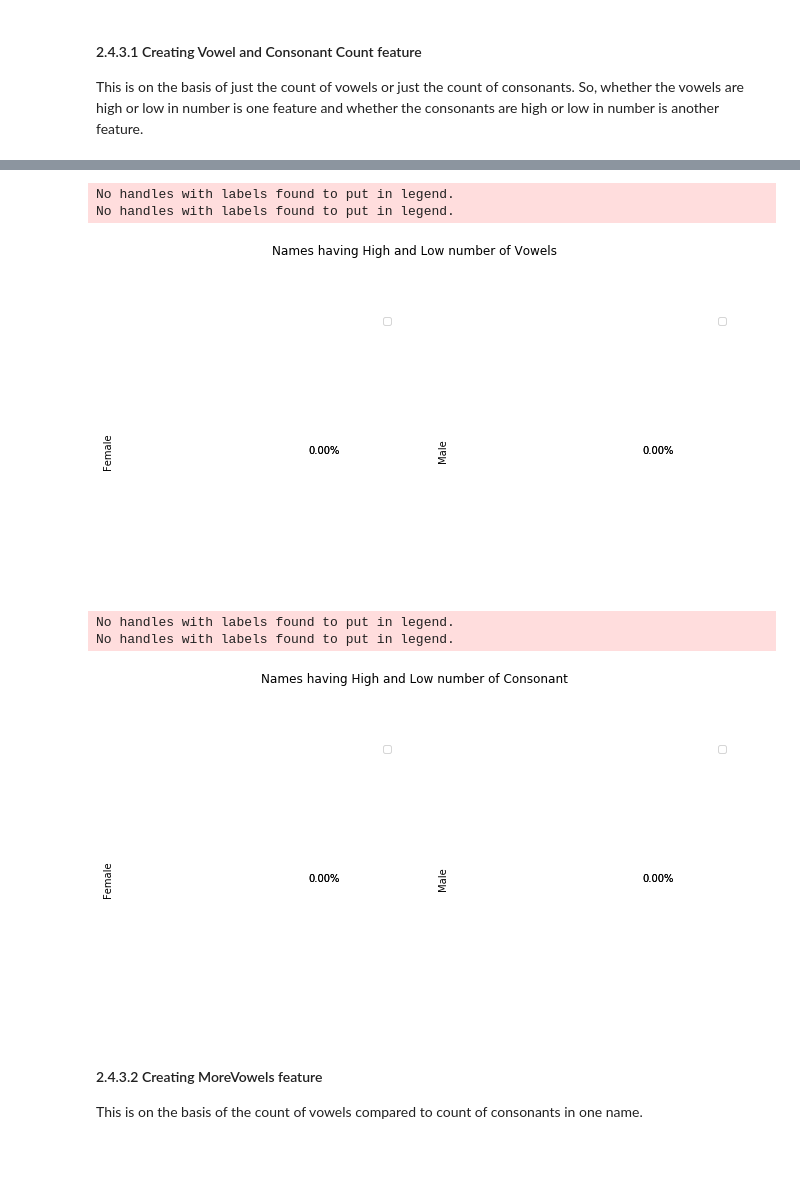
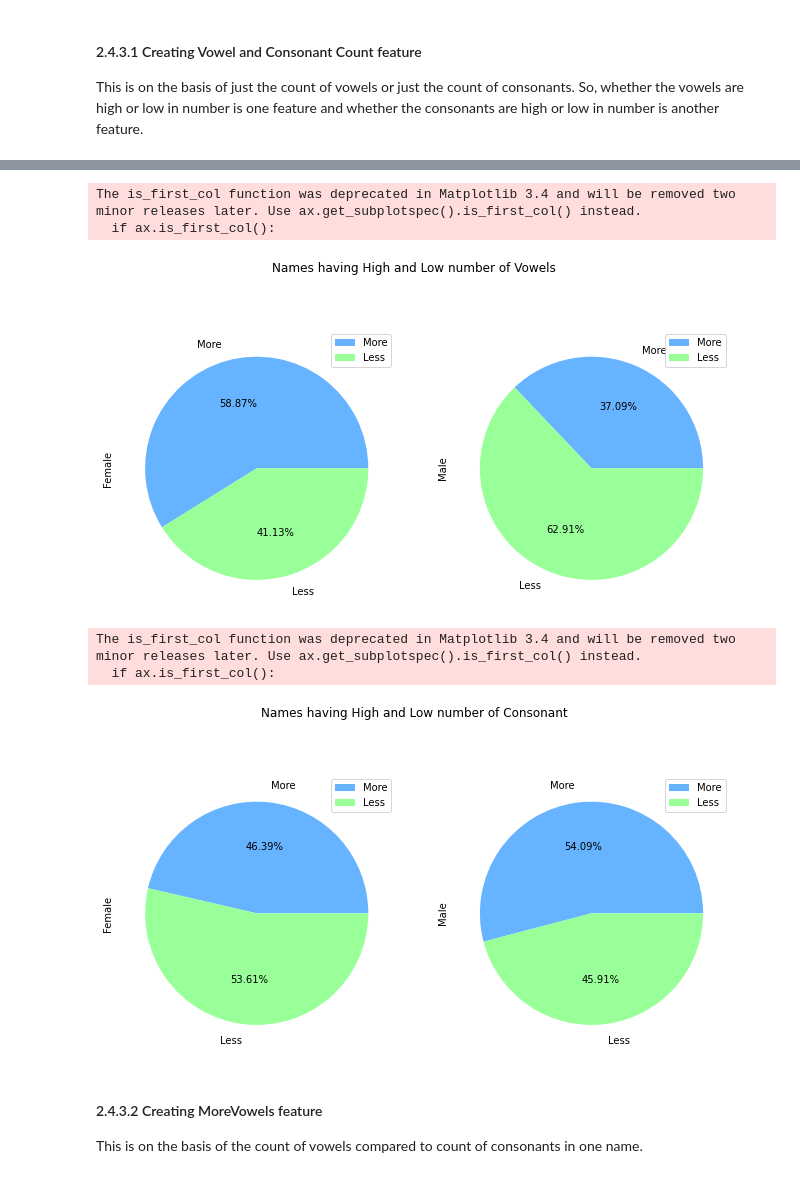
Before and after one commit to hellomasaya/sexism-in-movies, a Jupyter notebook: src/task2-model.ipynb, the cells around one changed output, grey strips where cells are left out. Drawn from its saved outputs; the diff is of its cells as text; code cells hidden in the pictures.

```diff
--- a/src/task2-model.ipynb
+++ b/src/task2-model.ipynb
@@ -323,18 +325,18 @@ data
 12017 rows × 10 columns
 # %%
-f_h, f_l, m_h, m_l = getRatio(data, 'VowelCountClass', 'high', 'low')
-plotRatio(f_h, f_l, m_h, m_l, 'High', 'Low', 'Names having High and Low number of Vowels')
+f_h, f_l, m_h, m_l = getRatio(data, 'VowelCountClass', 'more', 'less')
+plotRatio(f_h, f_l, m_h, m_l, 'More', 'Less', 'Names having High and Low number of Vowels')
 # %% [output]
-No handles with labels found to put in legend.
-No handles with labels found to put in legend.
+The is_first_col function was deprecated in Matplotlib 3.4 and will be removed two minor releases later. Use ax.get_subplotspec().is_first_col() instead.
+  if ax.is_first_col():
-[figure, old version]
+[figure, new version]
 # %%
-f_h, f_l, m_h, m_l = getRatio(data, 'ConsonantCountClass', 'high', 'low')
-plotRatio(f_h, f_l, m_h, m_l, 'High', 'Low', 'Names having High and Low number of Consonant')
+f_h, f_l, m_h, m_l = getRatio(data, 'ConsonantCountClass', 'more', 'less')
+plotRatio(f_h, f_l, m_h, m_l, 'More', 'Less', 'Names having High and Low number of Consonant')
 # %% [output]
-No handles with labels found to put in legend.
-No handles with labels found to put in legend.
+The is_first_col function was deprecated in Matplotlib 3.4 and will be removed two minor releases later. Use ax.get_subplotspec().is_first_col() instead.
+  if ax.is_first_col():
-[figure, old version]
+[figure, new version]
 # %% [markdown]
 #### 2.4.3.2 Creating MoreVowels feature
 
```
Also changed, not shown: parts of 29 cells of this notebook, 13 other files.
